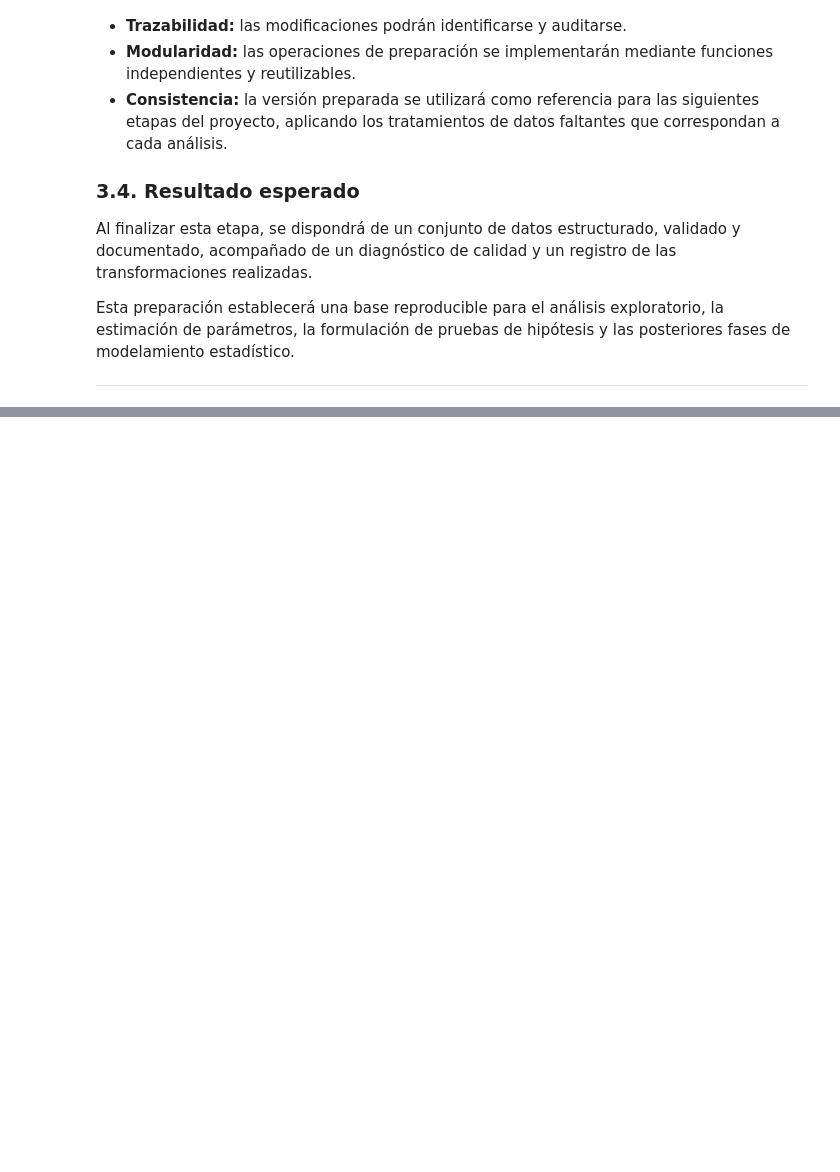
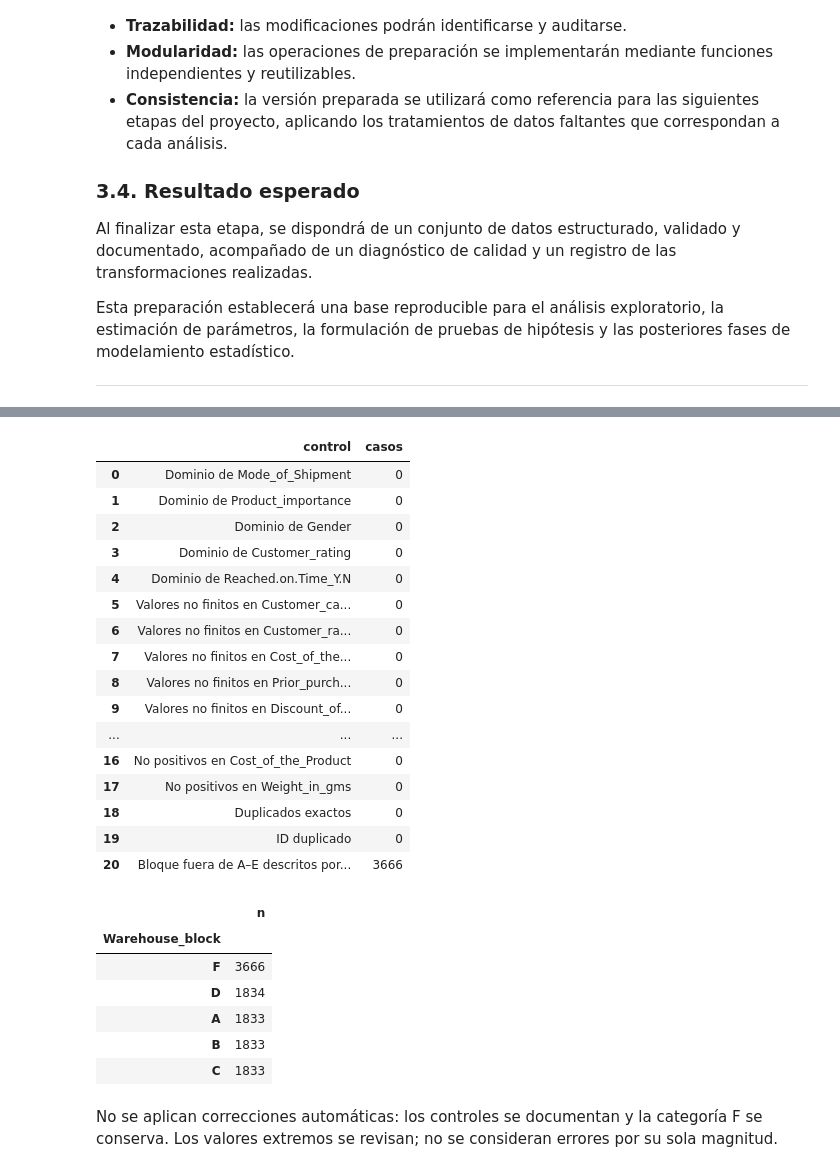
Before and after one commit to jorge170102/ESTAD-STICA-COMPUTACIONAL---Grupo-7--MCDI501.202682.1914.EL.ON, a Jupyter notebook: notebooks/sumativa_1.ipynb, the cells around one changed output, grey strips where cells are left out. Saved outputs shown, nothing was run; the diff lists cells and outputs as text; code cells hidden in the pictures; blank space fills up the shorter version.

```diff
--- a/notebooks/sumativa_1.ipynb
+++ b/notebooks/sumativa_1.ipynb
@@ -218,0 +243,61 @@ Valores originales protegidos: data\processed\valores_originales_mcar.csv
+# %%
+from IPython.display import display, Markdown
+
+dominios = {
+    "Mode_of_Shipment": {"Ship", "Flight", "Road"},
+    "Product_importance": {"low", "medium", "high"},
+    "Gender": {"F", "M"},
+    "Customer_rating": {1, 2, 3, 4, 5},
+    "Reached.on.Time_Y.N": {0, 1},
+}
+controles = []
+for col, dominio in dominios.items():
+    controles.append({"control": f"Dominio de {col}",
+                      "casos": int((df_original[col].notna() & ~df_original[col].isin(dominio)).sum())})
+for col in VARIABLES_NUMERICAS:
+    x = df_original[col].dropna()
+    controles.append({"control": f"Valores no finitos en {col}", "casos": int((~np.isfinite(x)).sum())})
+for col in ["Customer_care_calls", "Prior_purchases", "Discount_offered"]:
+    controles.append({"control": f"Negativos en {col}", "casos": int(df_original[col].lt(0).sum())})
+for col in ["Customer_care_calls", "Prior_purchases"]:
+    controles.append({"control": f"Conteos no enteros en {col}", "casos": int(df_original[col].dropna().mod(1).ne(0).sum())})
+for col in ["Cost_of_the_Product", "Weight_in_gms"]:
+    controles.append({"control": f"No positivos en {col}", "casos": int(df_original[col].le(0).sum())})
+controles.extend([
+    {"control": "Duplicados exactos", "casos": int(df_original.duplicated().sum())},
+    {"control": "ID duplicado", "casos": int(df_original.ID.duplicated().sum())},
+    {"control": "Bloque fuera de A–E descritos por la fuente",
+     "casos": int((df_original.Warehouse_block.notna() & ~df_original.Warehouse_block.isin(list("ABCDE"))).sum())}
+])
+display(pd.DataFrame(controles))
+display(df_original["Warehouse_block"].value_counts().rename("n").to_frame())
+# Copia de trabajo: no modificar el original ni usar la verdad MCAR para imputar.
+df_eda = df_original.copy(deep=True)
+df_eda["Estado_entrega"] = df_eda["Reached.on.Time_Y.N"].map({0: "A tiempo", 1: "Fuera de plazo"})
+display(Markdown("No se aplican correcciones automáticas: los controles se documentan y la categoría F se conserva. Los valores extremos se revisan; no se consideran errores por su sola magnitud."))
+# %% [output]
+|  | control | casos |
+| 0 | Dominio de Mode_of_Shipment | 0 |
+| 1 | Dominio de Product_importance | 0 |
+| 2 | Dominio de Gender | 0 |
+| 3 | Dominio de Customer_rating | 0 |
+| 4 | Dominio de Reached.on.Time_Y.N | 0 |
+| 5 | Valores no finitos en Customer_ca... | 0 |
+| 6 | Valores no finitos en Customer_ra... | 0 |
+| 7 | Valores no finitos en Cost_of_the... | 0 |
+| 8 | Valores no finitos en Prior_purch... | 0 |
+| 9 | Valores no finitos en Discount_of... | 0 |
+| ... | ... | ... |
+| 16 | No positivos en Cost_of_the_Product | 0 |
+| 17 | No positivos en Weight_in_gms | 0 |
+| 18 | Duplicados exactos | 0 |
+| 19 | ID duplicado | 0 |
+| 20 | Bloque fuera de A–E descritos por... | 3666 |
+|  | n |
+| Warehouse_block |  |
+| F | 3666 |
+| D | 1834 |
+| A | 1833 |
+| B | 1833 |
+| C | 1833 |
+No se aplican correcciones automáticas: los controles se documentan y la categoría F se conserva. Los valores extremos se revisan; no se consideran errores por su sola magnitud.
```
Also changed, not shown: parts of 5 cells of this notebook.
